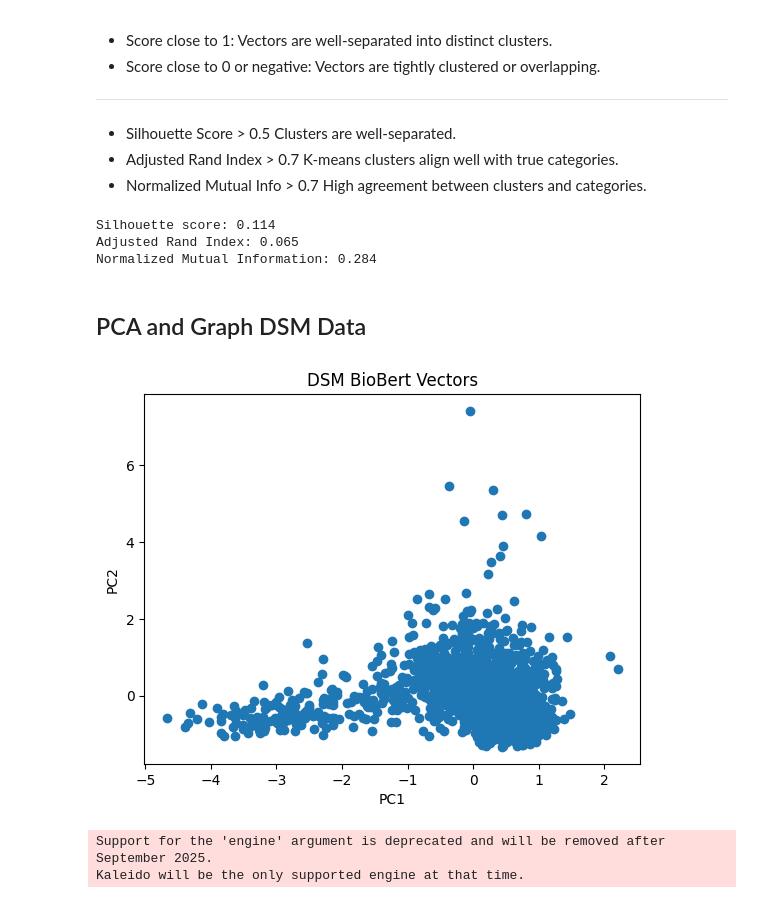
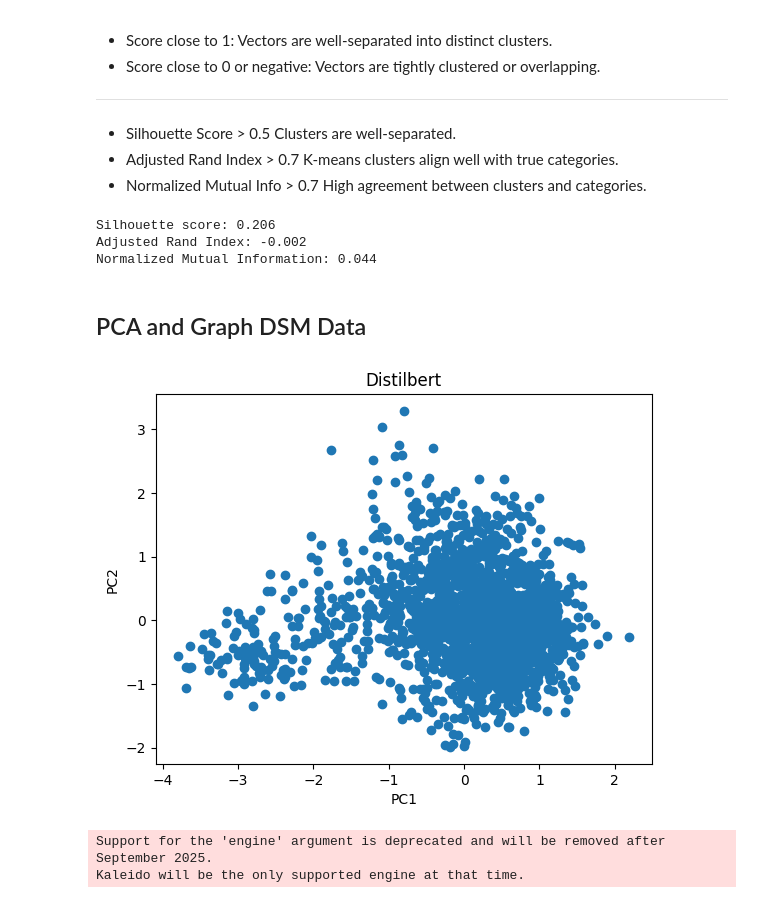
Before and after one commit to robrohan/AUT, a Jupyter notebook: ENGE817/Report/2_weaviate.ipynb, the cells around one changed output. Cells and saved outputs as stored; diff of their text form; code cells hidden in the pictures.

```diff
--- a/ENGE817/Report/2_weaviate.ipynb
+++ b/ENGE817/Report/2_weaviate.ipynb
@@ -50,9 +50,9 @@ import plotly.express as px
 ## Create Schemas and Populate DSM Data
 # %%
 schema_dicts = [
-    { "name": "Distilbert", "url": "http://localhost:9090", "schema": "DSMDistilbert" },
-    { "name": "Roberta", "url": "http://localhost:9090", "schema": "DSMRoberta" },
-    { "name": "Biobert", "url": "http://localhost:9090", "schema": "DSMBiobert" },
-    { "name": "Clinicalbert", "url": "http://localhost:9090", "schema": "DSMClinicalbert" },
+    { "name": "Distilbert", "url": "http://t2v-transformers:8080", "schema": "DSMDistilbert" },
+    { "name": "Roberta", "url": "http://t2v-transformers-drobert:8080", "schema": "DSMRoberta" },
+    { "name": "Biobert", "url": "http://t2v-transformers-biobert:8080", "schema": "DSMBiobert" },
+    { "name": "Clinicalbert", "url": "http://t2v-transformers-clicbert:8080", "schema": "DSMClinicalbert" },
 ]
 # %%
@@ -96,6 +108,8 @@ finally:
 ## Tests Query
 
 How to query the collections using the different embedding models. This is only using cosine similarity to get the results. For something more productionish, see the appendex where we use a mix of keywords and embeddings to get a (possibly) more accurate score. Not used in this research.
+# %%
+schema_index = 0
 # %%
 client = weaviate.connect_to_local()
 try:
@@ -128,7 +160,8 @@ WeaviateQueryError: Query call with protocol GRPC search failed with message exp
 # %%
 client = weaviate.connect_to_local()
 try:
-    dsm = client.collections.get("DSM")
+    dsm = client.collections.get(schema_dicts[schema_index]["schema"])
+    # only using 1957 recrods in this research :)
     response = dsm.query.fetch_objects(limit=10000, include_vector=True)
 
     vectors = np.array([np.array(obj.vector["text_vector"]) for obj in response.objects])
@@ -213,8 +246,8 @@ The silhouette score measures how similar a vector is to its own cluster compare
 from sklearn.cluster import KMeans
 from sklearn.metrics import silhouette_score
 
-k = len(unique_titles) # 5  # Number of clusters
-labels = KMeans(n_clusters=k, random_state=42).fit_predict(vectors)
+k = 3  # Number of clusters , random_state=42
+labels = KMeans(n_clusters=k).fit_predict(vectors)
 score = silhouette_score(vectors, labels, metric='cosine')
 print(f"Silhouette score: {score:.3f}")
 
@@ -233,27 +266,27 @@ from sklearn.metrics import normalized_mutual_info_score
 nmi = normalized_mutual_info_score(titles, labels)
 print(f"Normalized Mutual Information: {nmi:.3f}")
 # %% [output]
-Silhouette score: 0.114
-Adjusted Rand Index: 0.065
-Normalized Mutual Information: 0.284
+Silhouette score: 0.206
+Adjusted Rand Index: -0.002
+Normalized Mutual Information: 0.044
 # %% [markdown]
 ## PCA and Graph DSM Data
 # %%
 np.random.seed(42)
 # PCA can show relative structure (e.g., tight vs. loose clusters)
 pca = PCA(n_components=3)
 reduced_vectors = pca.fit_transform(vectors)
 
 # unique_titles = list(set(titles))
 colors = plt.cm.tab20(np.linspace(0, 1, len(unique_titles)))
 
 plt.scatter(reduced_vectors[:, 0], reduced_vectors[:, 1])
-plt.title("DSM BioBert Vectors")
+plt.title(schema_dicts[schema_index]["name"])
 plt.xlabel("PC1")
 plt.ylabel("PC2")
 plt.show()
 # %% [output]
-[figure, old version]
+[figure, new version]
 # %%
 fig = px.scatter_3d(
     x=reduced_vectors[:, 0],
```
Also changed, not shown: parts of 6 cells of this notebook, 13 other files.
